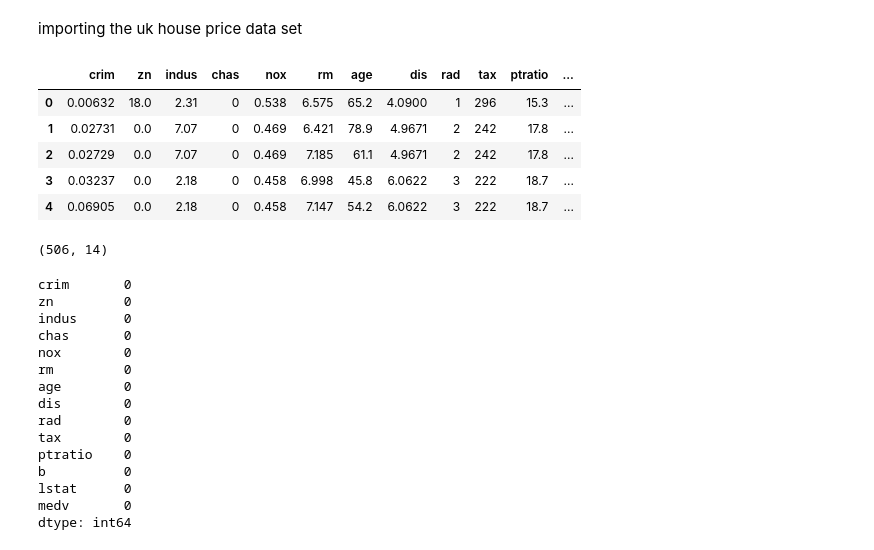
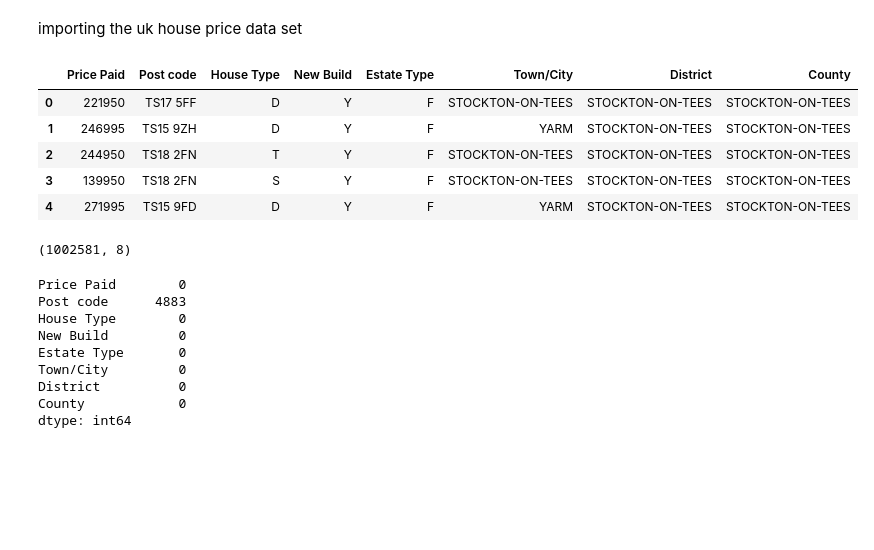
Before and after one commit to umarpir/HousePricePredictor, a Jupyter notebook: House_price_valuation.ipynb, the cells around one changed output. Cells and saved outputs as stored; diff of their text form; code cells hidden in the pictures; blank space fills up the shorter version.

```diff
--- a/House_price_valuation.ipynb
+++ b/House_price_valuation.ipynb
@@ -21,4 +20,2 @@ Saving BostonHousing.csv to BostonHousing (1).csv
 # %% [markdown]
 importing the uk house price data set
-# %%
-house_price_dataset = pd.read_csv('BostonHousing.csv')
@@ -25,36 +24,30 @@ house_price_dataset = pd.read_csv('BostonHousing.csv')
 # %%
-house_price_dataframe = pd.DataFrame(house_price_dataset)
+housing_dataframe = pds.DataFrame(house_price_dataset)
 # %%
-house_price_dataframe.head()
+housing_dataframe.head()
 # %% [output]
-|  | crim | zn | indus | chas | nox | rm | age | dis | rad | tax | ptratio | ... |
-| 0 | 0.00632 | 18.0 | 2.31 | 0 | 0.538 | 6.575 | 65.2 | 4.0900 | 1 | 296 | 15.3 | ... |
-| 1 | 0.02731 | 0.0 | 7.07 | 0 | 0.469 | 6.421 | 78.9 | 4.9671 | 2 | 242 | 17.8 | ... |
-| 2 | 0.02729 | 0.0 | 7.07 | 0 | 0.469 | 7.185 | 61.1 | 4.9671 | 2 | 242 | 17.8 | ... |
-| 3 | 0.03237 | 0.0 | 2.18 | 0 | 0.458 | 6.998 | 45.8 | 6.0622 | 3 | 222 | 18.7 | ... |
-| 4 | 0.06905 | 0.0 | 2.18 | 0 | 0.458 | 7.147 | 54.2 | 6.0622 | 3 | 222 | 18.7 | ... |
+|  | Price Paid | Post code | House Type | New Build | Estate Type | Town/City | District | County |
+| 0 | 221950 | TS17 5FF | D | Y | F | STOCKTON-ON-TEES | STOCKTON-ON-TEES | STOCKTON-ON-TEES |
+| 1 | 246995 | TS15 9ZH | D | Y | F | YARM | STOCKTON-ON-TEES | STOCKTON-ON-TEES |
+| 2 | 244950 | TS18 2FN | T | Y | F | STOCKTON-ON-TEES | STOCKTON-ON-TEES | STOCKTON-ON-TEES |
+| 3 | 139950 | TS18 2FN | S | Y | F | STOCKTON-ON-TEES | STOCKTON-ON-TEES | STOCKTON-ON-TEES |
+| 4 | 271995 | TS15 9FD | D | Y | F | YARM | STOCKTON-ON-TEES | STOCKTON-ON-TEES |
-# %%
-# check the sumber of rows and columns
-house_price_dataframe.shape
-# %% [output]
-(506, 14)
+# %%
+#housing datsaet length check
+housing_dataframe.shape
+# %% [output]
+(1002581, 8)
 # %%
-# check for missing values
-house_price_dataframe.isnull().sum()
+# missing values check
+housing_dataframe.isnull().sum()
 # %% [output]
-crim       0
-zn         0
-indus      0
-chas       0
-nox        0
-rm         0
-age        0
-dis        0
-rad        0
-tax        0
-ptratio    0
-b          0
-lstat      0
-medv       0
+Price Paid        0
+Post code      4883
+House Type        0
+New Build         0
+Estate Type       0
+Town/City         0
+District          0
+County            0
 dtype: int64
 # %%
```
Also changed, not shown: parts of 25 cells of this notebook.
